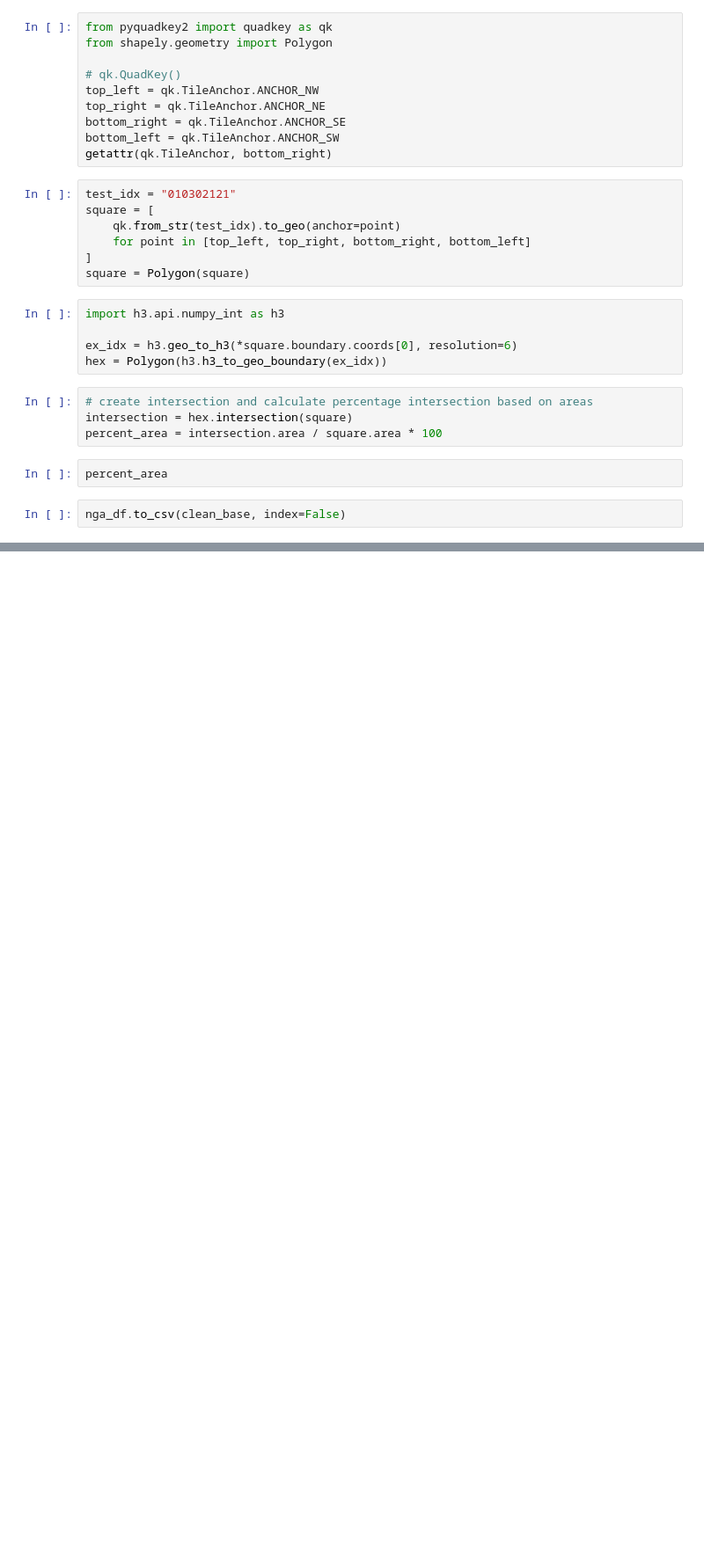
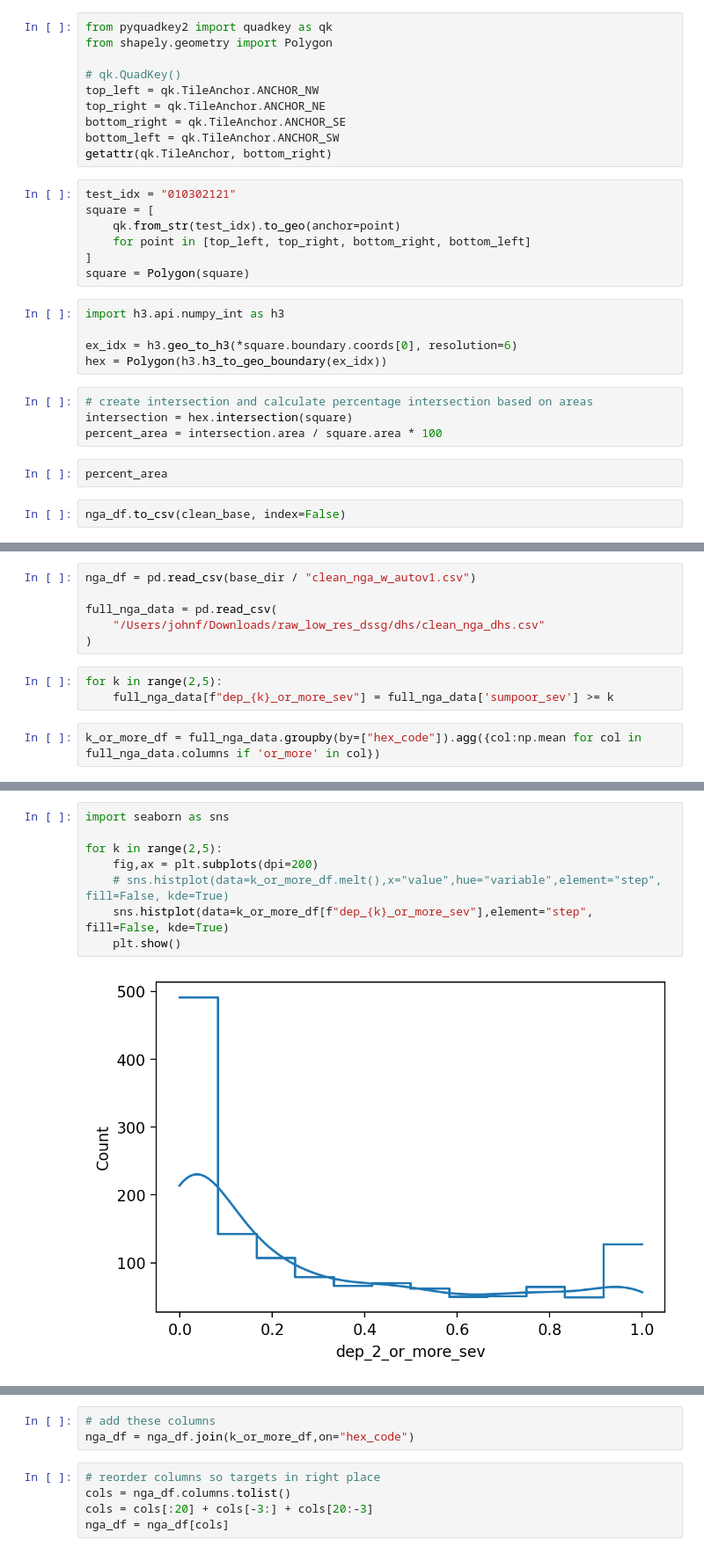
Before and after one commit to DSSGxUK/s22_savethechildren, a Jupyter notebook: notebooks/data_cleaning_v2.ipynb, the cells around one changed output, grey strips where cells are left out. Shown: that part at 88% size. Cells and saved outputs as stored; diff of their text form; blank space fills up the shorter version.

```diff
--- a/notebooks/data_cleaning_v2.ipynb
+++ b/notebooks/data_cleaning_v2.ipynb
@@ -614,0 +657,11 @@ nga_df.to_csv(clean_base, index=False)
+# %%
+nga_df = pd.read_csv(base_dir / "clean_nga_w_autov1.csv")
+
+full_nga_data = pd.read_csv(
+    "/Users/johnf/Downloads/raw_low_res_dssg/dhs/clean_nga_dhs.csv"
+)
+# %%
+for k in range(2,5):
+    full_nga_data[f"dep_{k}_or_more_sev"] = full_nga_data['sumpoor_sev'] >= k
+# %%
+k_or_more_df = full_nga_data.groupby(by=["hex_code"]).agg({col:np.mean for col in full_nga_data.columns if 'or_more' in col})
@@ -614,0 +684,10 @@ nga_df.to_csv(clean_base, index=False)
+# %%
+import seaborn as sns
+
+for k in range(2,5):
+    fig,ax = plt.subplots(dpi=200)
+    # sns.histplot(data=k_or_more_df.melt(),x="value",hue="variable",element="step", fill=False, kde=True)
+    sns.histplot(data=k_or_more_df[f"dep_{k}_or_more_sev"],element="step", fill=False, kde=True)
+    plt.show()
+# %% [output]
+[figure, added]
@@ -614,0 +696,8 @@ nga_df.to_csv(clean_base, index=False)
+# %%
+# add these columns
+nga_df = nga_df.join(k_or_more_df,on="hex_code")
+# %%
+# reorder columns so targets in right place
+cols = nga_df.columns.tolist()
+cols = cols[:20] + cols[-3:] + cols[20:-3]
+nga_df = nga_df[cols]
```
Also changed, not shown: parts of 27 cells of this notebook, 4 other files.
